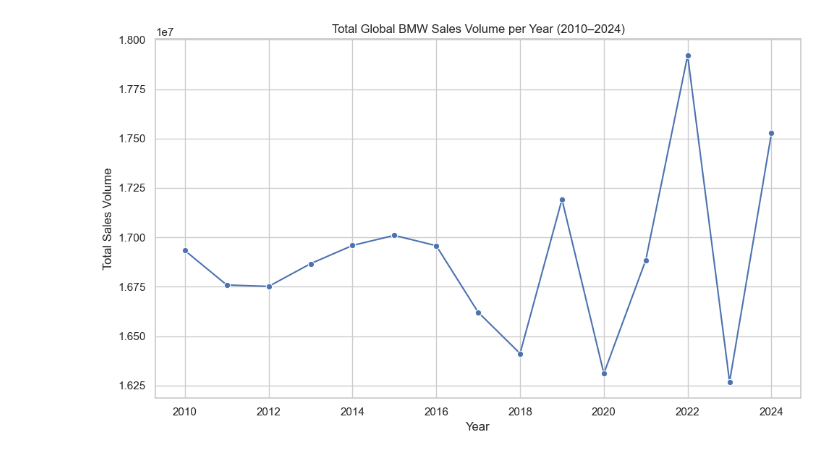
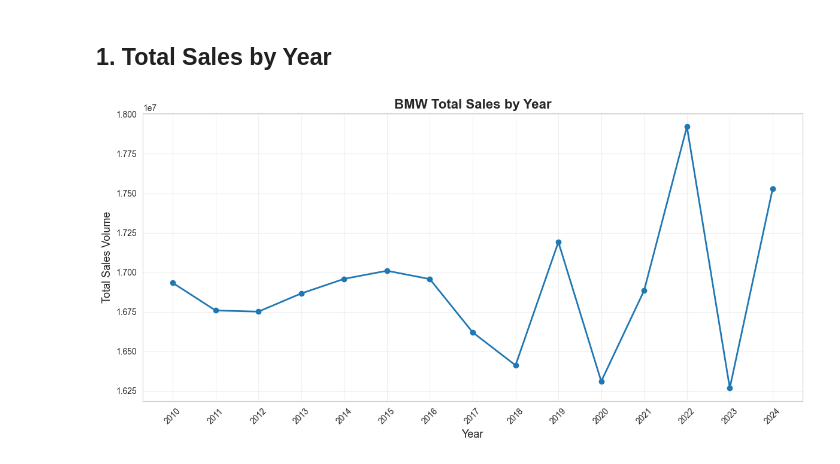
Before and after one commit to AkashAppari/BMW-Sales-Data-Analysis, a Jupyter notebook: notebooks/02_eda.ipynb, the cells around one changed output. Cells and saved outputs as stored; diff of their text form; code cells hidden in the pictures.

```diff
--- a/notebooks/02_eda.ipynb
+++ b/notebooks/02_eda.ipynb
@@ -11,20 +5,8 @@ Run instructions: run top-to-bottom after `01_data_cleaning.ipynb` and focus on
 # %%
 import pandas as pd
+import numpy as np
 import matplotlib.pyplot as plt
 import seaborn as sns
-import os
 import warnings
-
-# Suppress warnings for cleaner output
-warnings.filterwarnings('ignore')
-
-# Display settings
-sns.set(style="whitegrid", palette="deep")
-plt.rcParams["figure.figsize"] = (10, 6)
-
-# Load cleaned dataset
-CLEAN_PATH = "../data/processed/BMW_Worldwide_Sales_Cleaned.csv"
-df = pd.read_csv(CLEAN_PATH)
-
-print("Data loaded:", df.shape)
-df.head()
+warnings.filterwarnings("ignore")
+sns.set_style("whitegrid")
@@ -82,18 +13,21 @@ No missing values found.
+# %%
+df = pd.read_csv('../data/processed/BMW_Worldwide_Sales_Cleaned.csv')
+df = df.copy()
+df['Year'] = pd.to_numeric(df['Year'], errors='coerce')
+if 'Sales_Volume' not in df.columns:
+    raise ValueError('Column "Sales_Volume" not found in the DataFrame. Check the cleaned CSV for correct column names.')
+df_year = df.groupby('Year', as_index=False).agg({'Sales_Volume': 'sum'}).rename(columns={'Sales_Volume': 'Total_Sales'})
+# %% [markdown]
+## 1. Total Sales by Year
 # %%
-sales_per_year = (
-    df.groupby("Year")["Sales_Volume"]
-      .sum()
-      .reset_index()
-      .sort_values("Year")
-)
-
-plt.figure(figsize=(10,6))
-sns.lineplot(data=sales_per_year, x="Year", y="Sales_Volume", marker="o")
-plt.title("Total Global BMW Sales Volume per Year (2010–2024)")
-plt.xlabel("Year")
-plt.ylabel("Total Sales Volume")
-plt.grid(True)
+plt.figure(figsize=(12, 6))
+plt.plot(df_year['Year'], df_year['Total_Sales'], marker='o', linewidth=2, color='#1f77b4')
+plt.title('BMW Total Sales by Year', fontsize=16, fontweight='bold')
+plt.xlabel('Year', fontsize=13)
+plt.ylabel('Total Sales Volume', fontsize=13)
+plt.grid(True, alpha=0.3)
+plt.xticks(df_year['Year'], rotation=45)
 plt.tight_layout()
 plt.show()
 # %% [output]
-[figure, old version]
+[figure, new version]
```
Also changed, not shown: parts of 30 cells of this notebook, 1 other file.
